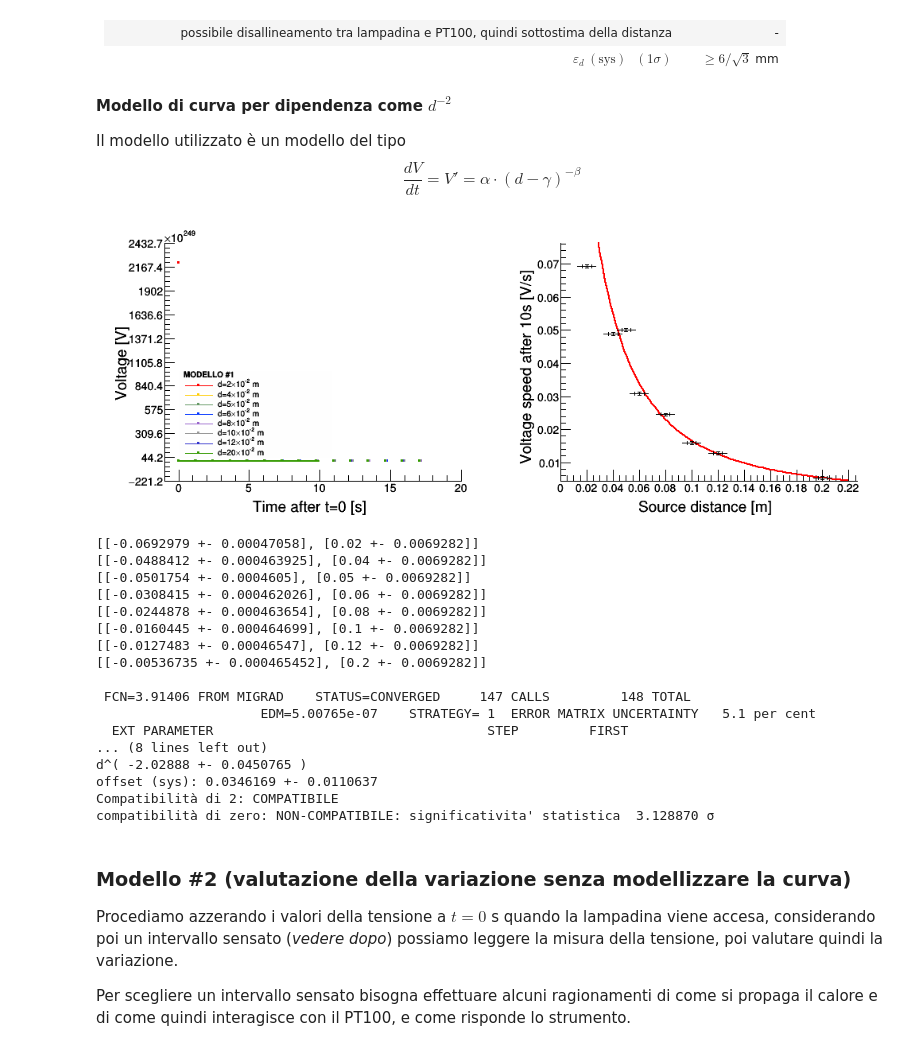
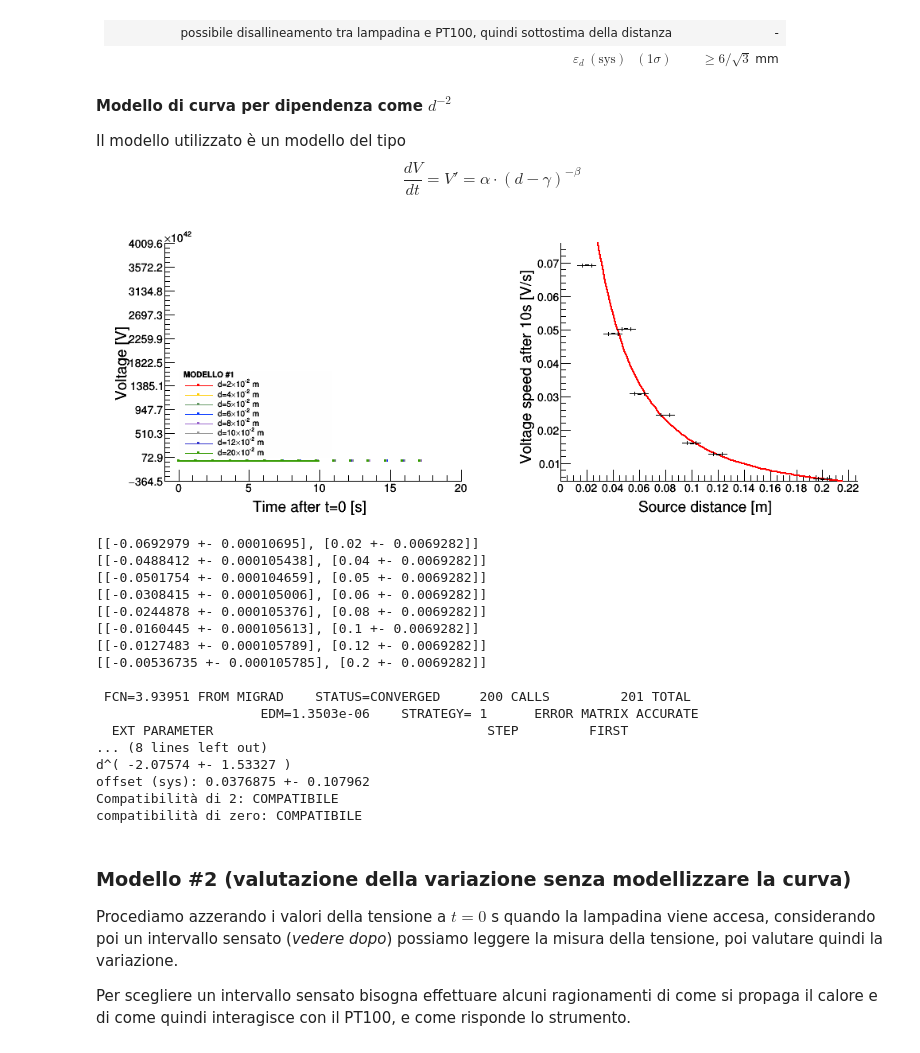
Before and after one commit to mattiasotgia/Lab2, a Jupyter notebook: esperienza_4__irraggiamento_lampadina/analisi_dati/2021_12_21_data_analysis_LAB_R2.ipynb, the cells around one changed output. Saved outputs shown, nothing was run; the diff lists cells and outputs as text; code cells hidden in the pictures.

Commit message:
valutazione errore corretto, considerazioni su modifiche errori

```diff
--- a/esperienza_4__irraggiamento_lampadina/analisi_dati/2021_12_21_data_analysis_LAB_R2.ipynb
+++ b/esperienza_4__irraggiamento_lampadina/analisi_dati/2021_12_21_data_analysis_LAB_R2.ipynb
@@ -337,7 +432,7 @@ $$
 \frac{dV}{dt} = V' = \alpha\cdot(d-\gamma)^{-\beta}
 $$
 # %%
-double errore_tensione = 0.0044;
+double errore_tensione = 0.001;
 double errore_distanza = 0.006/sqrt(3)*2;
 
 TCanvas *c4 = new TCanvas("c4","",1000,400);
@@ -418,51 +513,51 @@ for(int j=0; j<8; j++){
     plot->SetPointError(j, errore_distanza, err_dVdt[j]);
 }
 plot->Draw("ap Z");
 graphset::set_TGraphAxis(plot, "Voltage speed after 10s [V/s]", 1, "Source distance [m]");
 
 TGraphErrors *plot_stat = (TGraphErrors*)plot->Clone();
 for(int j=0; j<plot->GetN(); j++){
     plot_stat->SetPointError(j, errore_distanza/2, err_dVdt[j]);
 }
 plot_stat->Draw("p ||");
 
 TF1 *fit_mod1 = new TF1("fit_mod1", "[0]*pow((x+[2]), [1])", 0.01, 0.22);
 fit_mod1->SetParameters(1, -2, 0.0);
 
 plot->Fit("fit_mod1", "R");
 
 logs::print_stat(fit_mod1);
 std::cout << std::endl
           << "d^( " << fit_mod1->GetParameter(1) << " +- " << fit_mod1->GetParError(1) << " )" << std::endl
           << "offset (sys): " << fit_mod1->GetParameter(2) << " +- " << fit_mod1->GetParError(2) << std::endl;
 
 c4->Draw();
 RFile->WriteObject(plot, "mod1_plot");
 
 
 std::cout << "Compatibilità di 2: " <<
     stattools::compatible(-2, 0, fit_mod1->GetParameter(1), fit_mod1->GetParError(1)) << std::endl;
 std::cout << "compatibilità di zero: " << // offset con stima (6/sqrt(3) mm): " <<
     stattools::compatible(0, 0, fit_mod1->GetParameter(2), fit_mod1->GetParError(2)) << std::endl;
 # %% [output]
-[figure, old version]
+[figure, new version]
-[[-0.0692979 +- 0.00047058], [0.02 +- 0.0069282]]
-[[-0.0488412 +- 0.000463925], [0.04 +- 0.0069282]]
-[[-0.0501754 +- 0.0004605], [0.05 +- 0.0069282]]
-[[-0.0308415 +- 0.000462026], [0.06 +- 0.0069282]]
-[[-0.0244878 +- 0.000463654], [0.08 +- 0.0069282]]
-[[-0.0160445 +- 0.000464699], [0.1 +- 0.0069282]]
-[[-0.0127483 +- 0.00046547], [0.12 +- 0.0069282]]
-[[-0.00536735 +- 0.000465452], [0.2 +- 0.0069282]]
+[[-0.0692979 +- 0.00010695], [0.02 +- 0.0069282]]
+[[-0.0488412 +- 0.000105438], [0.04 +- 0.0069282]]
+[[-0.0501754 +- 0.000104659], [0.05 +- 0.0069282]]
+[[-0.0308415 +- 0.000105006], [0.06 +- 0.0069282]]
+[[-0.0244878 +- 0.000105376], [0.08 +- 0.0069282]]
+[[-0.0160445 +- 0.000105613], [0.1 +- 0.0069282]]
+[[-0.0127483 +- 0.000105789], [0.12 +- 0.0069282]]
+[[-0.00536735 +- 0.000105785], [0.2 +- 0.0069282]]
 
- FCN=3.91406 FROM MIGRAD    STATUS=CONVERGED     147 CALLS         148 TOTAL
-                     EDM=5.00765e-07    STRATEGY= 1  ERROR MATRIX UNCERTAINTY   5.1 per cent
+ FCN=3.93951 FROM MIGRAD    STATUS=CONVERGED     200 CALLS         201 TOTAL
+                     EDM=1.3503e-06    STRATEGY= 1      ERROR MATRIX ACCURATE
   EXT PARAMETER                                   STEP         FIRST
 ... (8 lines left out)
-d^( -2.02888 +- 0.0450765 )
-offset (sys): 0.0346169 +- 0.0110637
+d^( -2.07574 +- 1.53327 )
+offset (sys): 0.0376875 +- 0.107962
 Compatibilità di 2: COMPATIBILE
-compatibilità di zero: NON-COMPATIBILE: significativita' statistica  3.128870 σ
+compatibilità di zero: COMPATIBILE
 # %% [markdown]
 ### Modello #2 (valutazione della variazione senza modellizzare la curva)
 
```
Also changed, not shown: parts of 3 cells of this notebook, 2 other files.
